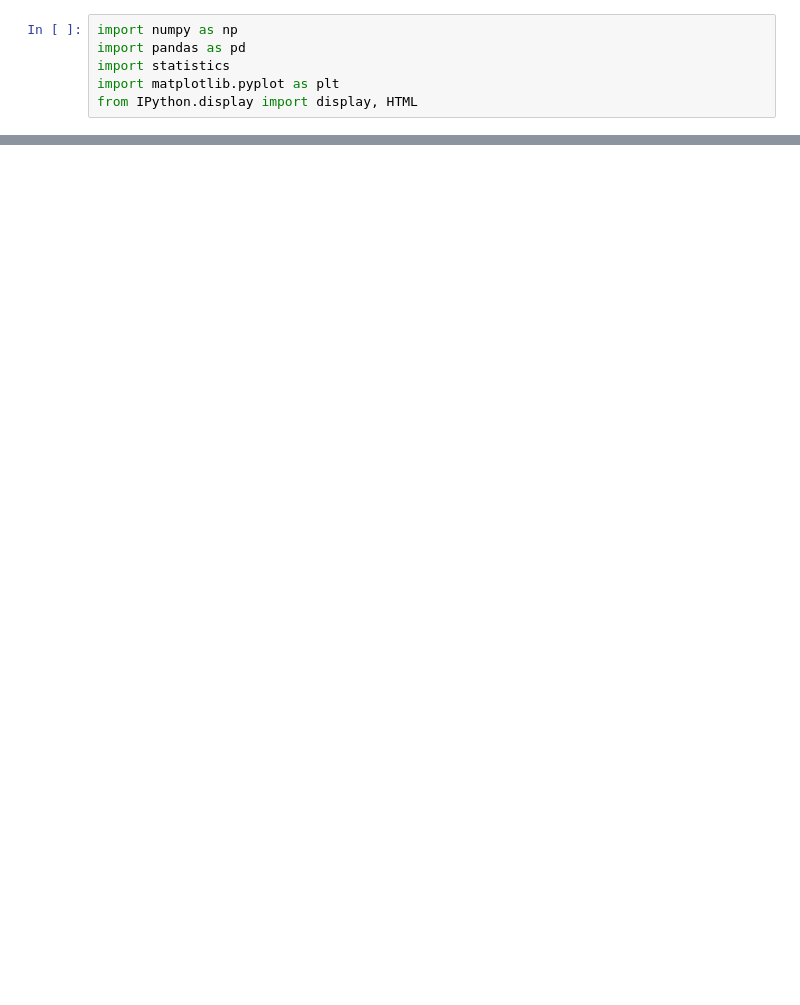
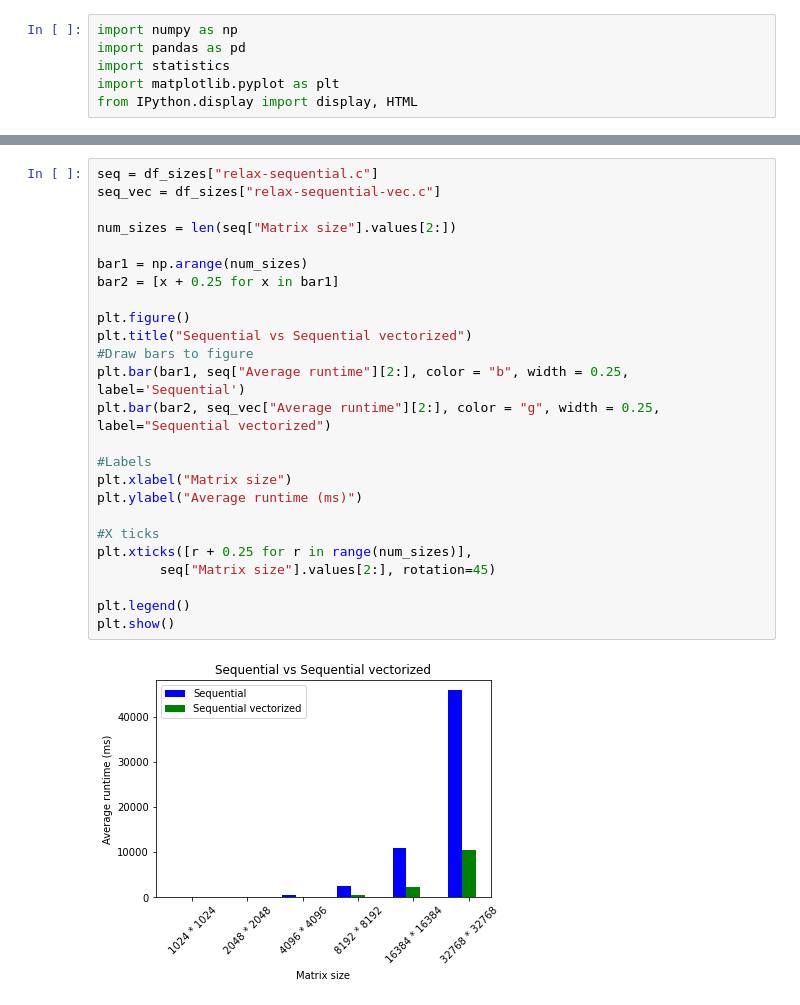
Before and after one commit to PYEEDM/pc-lab4, a Jupyter notebook: report/beautify.ipynb, the cells around one changed output, grey strips where cells are left out. Saved outputs shown, nothing was run; the diff lists cells and outputs as text; blank space fills up the shorter version.

```diff
--- a/report/beautify.ipynb
+++ b/report/beautify.ipynb
@@ -237,3 +262,30 @@ Efficiency MPI:
 | 8 | 75.00 | 66.62 | 52.88 | 35.50 | 55.25 | 41.75 | 56.38 | ... |
 | 16 | 375.00 | 50.00 | 43.00 | 32.50 | 43.19 | 48.56 | 32.19 | ... |
 | 32 | 1.25 | 2.78 | 19.09 | 18.06 | 22.34 | 24.88 | 20.09 | ... |
+# %%
+seq = df_sizes["relax-sequential.c"]
+seq_vec = df_sizes["relax-sequential-vec.c"]
+
+num_sizes = len(seq["Matrix size"].values[2:])
+
+bar1 = np.arange(num_sizes)
+bar2 = [x + 0.25 for x in bar1]
+
+plt.figure()
+plt.title("Sequential vs Sequential vectorized")
+#Draw bars to figure
+plt.bar(bar1, seq["Average runtime"][2:], color = "b", width = 0.25, label='Sequential')
+plt.bar(bar2, seq_vec["Average runtime"][2:], color = "g", width = 0.25, label="Sequential vectorized")
+
+#Labels
+plt.xlabel("Matrix size")
+plt.ylabel("Average runtime (ms)")
+
+#X ticks
+plt.xticks([r + 0.25 for r in range(num_sizes)],
+        seq["Matrix size"].values[2:], rotation=45)
+
+plt.legend()
+plt.show()
+# %% [output]
+[figure, added]
```
Also changed, not shown: parts of 2 cells of this notebook.
